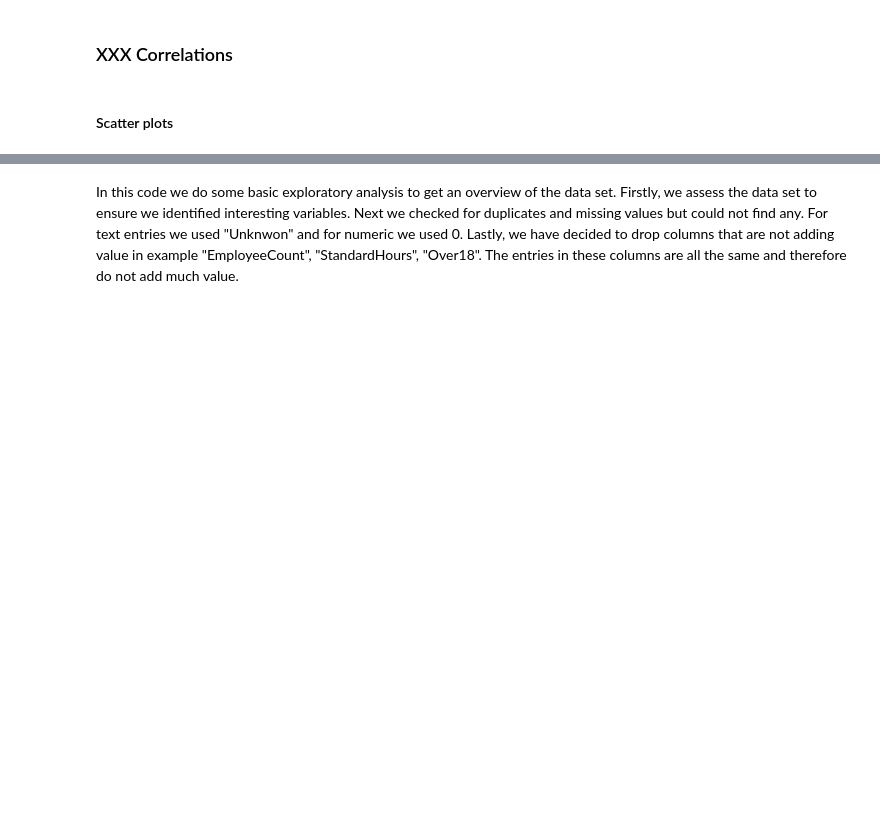
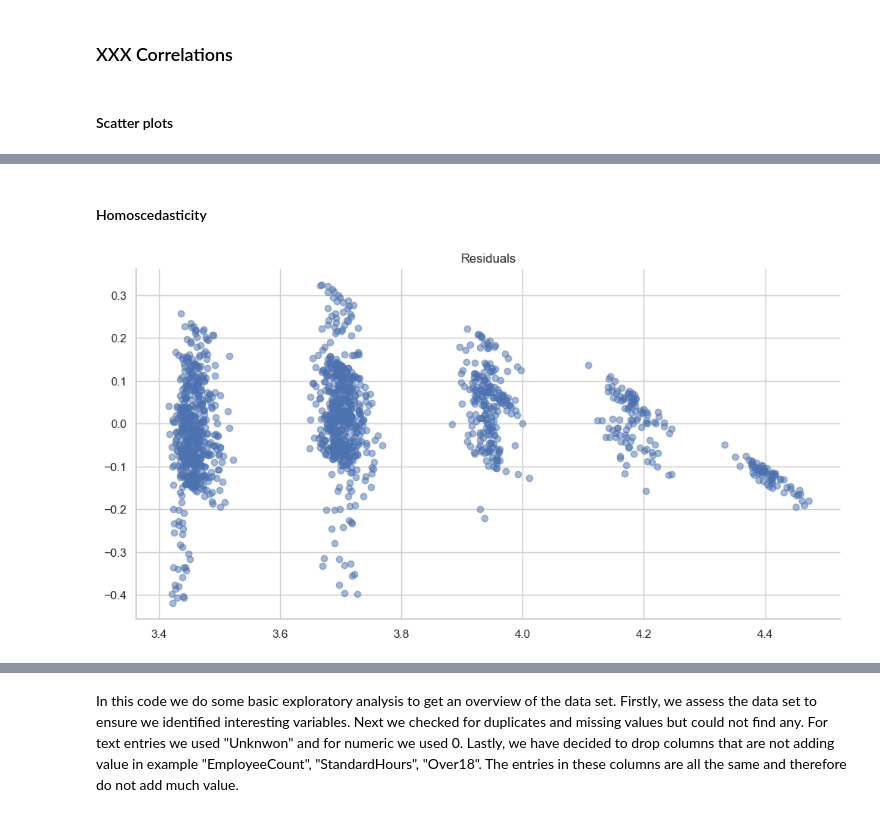
Before and after one commit to pepi151101/Research-Methods, a Jupyter notebook: Project 1.ipynb, the cells around one changed output, grey strips where cells are left out. Saved outputs shown, nothing was run; the diff lists cells and outputs as text; code cells hidden in the pictures; blank space fills up the shorter version.

```diff
--- a/Project 1.ipynb
+++ b/Project 1.ipynb
@@ -558,0 +432,13 @@ summary_table
+# %% [markdown]
+#### Homoscedasticity
+# %%
+# Plotting the residuals
+plt.subplots(figsize=(12, 6))
+ax = plt.subplot(111)  # To remove spines
+plt.scatter(x=df.predictions, y=df.residuals, alpha=0.5)
+ax.spines['right'].set_visible(False)  # Removing the right spine
+ax.spines['top'].set_visible(False)  # Removing the top spine
+plt.title('Residuals')
+plt.show()
+# %% [output]
+[figure, added]
```
Also changed, not shown: parts of 75 cells of this notebook.
